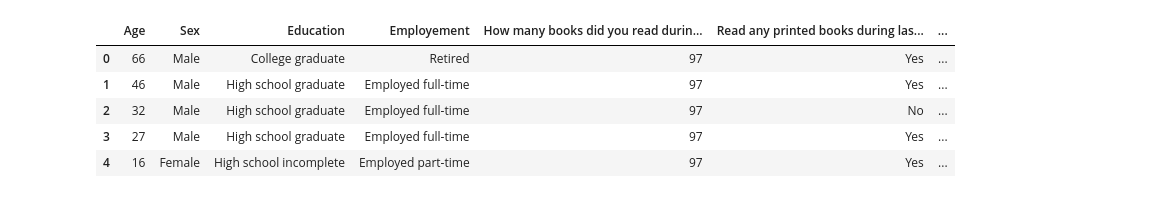
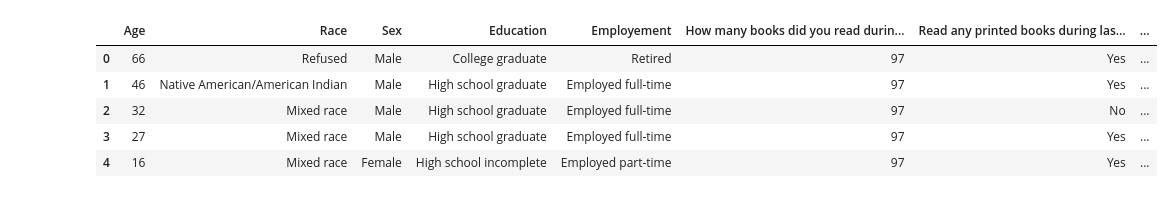
Before and after one commit to SwattyX/Reading-Habits, a Jupyter notebook: ds_reading_habits.ipynb, the cells around one changed output. Drawn from its saved outputs; the diff is of its cells as text; code cells hidden in the pictures.

```diff
--- a/ds_reading_habits.ipynb
+++ b/ds_reading_habits.ipynb
@@ -56,13 +57,13 @@ No            1322
 Don’t know       4
 Name: Do you happen to read any magazines or journals?, dtype: int64
 # %%
-dataset = df[['Age','Sex','Education','Employement','How many books did you read during last 12months?','Read any printed books during last 12months?','Read any audiobooks during last 12months?','Read any e-books during last 12months?','Do you happen to read any daily news or newspapers?','Do you happen to read any magazines or journals?','Incomes']]
+dataset = df[['Age','Race','Sex','Education','Employement','How many books did you read during last 12months?','Read any printed books during last 12months?','Read any audiobooks during last 12months?','Read any e-books during last 12months?','Do you happen to read any daily news or newspapers?','Do you happen to read any magazines or journals?','Incomes']]
 dataset.head()
 # %% [output]
-|  | Age | Sex | Education | Employement | How many books did you read durin... | Read any printed books during las... | ... |
-| 0 | 66 | Male | College graduate | Retired | 97 | Yes | ... |
-| 1 | 46 | Male | High school graduate | Employed full-time | 97 | Yes | ... |
-| 2 | 32 | Male | High school graduate | Employed full-time | 97 | No | ... |
-| 3 | 27 | Male | High school graduate | Employed full-time | 97 | Yes | ... |
-| 4 | 16 | Female | High school incomplete | Employed part-time | 97 | Yes | ... |
+|  | Age | Race | Sex | Education | Employement | How many books did you read durin... | Read any printed books during las... | ... |
+| 0 | 66 | Refused | Male | College graduate | Retired | 97 | Yes | ... |
+| 1 | 46 | Native American/American Indian | Male | High school graduate | Employed full-time | 97 | Yes | ... |
+| 2 | 32 | Mixed race | Male | High school graduate | Employed full-time | 97 | No | ... |
+| 3 | 27 | Mixed race | Male | High school graduate | Employed full-time | 97 | Yes | ... |
+| 4 | 16 | Mixed race | Female | High school incomplete | Employed part-time | 97 | Yes | ... |
 # %%
```
Also changed, not shown: parts of 30 cells of this notebook.
